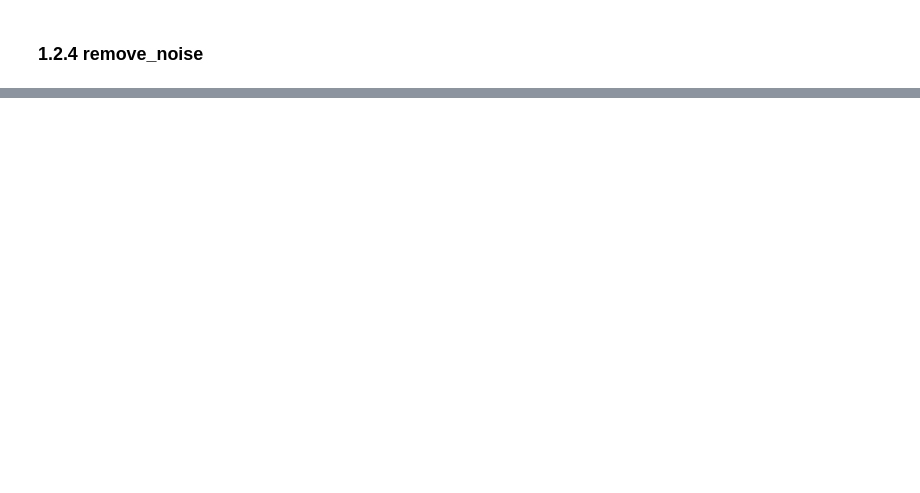
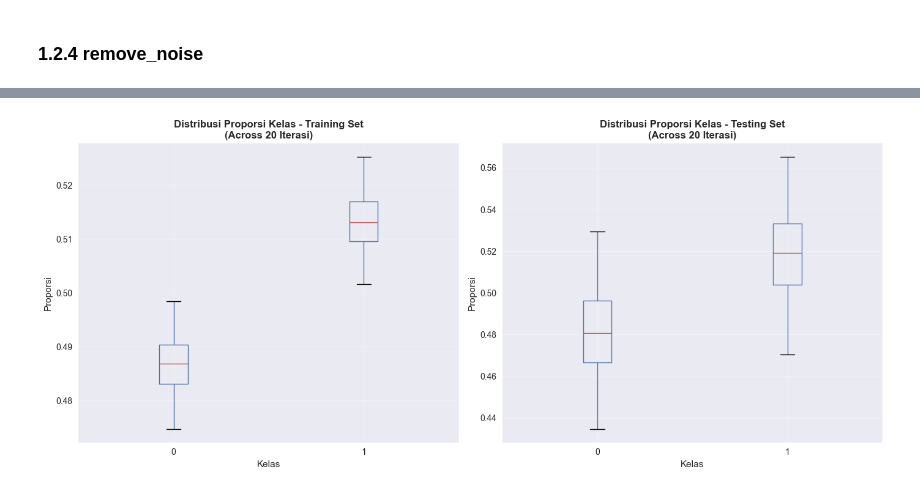
Before and after one commit to 027SukmaMulyani/TA, a Jupyter notebook: olah/clean.ipynb, the cells around one changed output, grey strips where cells are left out. Saved outputs shown, nothing was run; the diff lists cells and outputs as text; code cells hidden in the pictures; blank space fills up the shorter version.

```diff
--- a/olah/clean.ipynb
+++ b/olah/clean.ipynb
@@ -21,0 +47,6 @@ from typing import Union, Tuple, List, Dict, Any
+# %%
+# Setup untuk tampilan yang lebih baik
+plt.style.use('seaborn-v0_8')
+pd.set_option('display.max_columns', None)
+pd.set_option('display.width', None)
+print("✅ Libraries berhasil di-import")
@@ -315,0 +1349,5 @@ def remove_noise(text):
+# %%
+df = load_csv_data('../data/Youtube-Spam-Dataset.csv',
+                   text_column='CONTENT',
+                   label_column='CLASS',
+                   encoding='utf-8')
@@ -317,0 +1740,69 @@ def remove_noise(text):
+# %%
+print("="*70)
+print("ANALISIS DISTRIBUSI KELAS ACROSS 20 ITERASI")
+print("="*70)
+
+# Parameters
+n_iterations = 20
+k_values = [1, 3, 5, 7, 9, 11, 13, 15, 17, 19]
+
+# Storage untuk proporsi kelas setiap iterasi
+class_proportions = {
+    'train': [],
+    'test': []
+}
+
+# Hitung proporsi untuk setiap iterasi
+for iteration in range(1, n_iterations + 1):
+    # Split data (tanpa stratify sesuai permintaan)
+    X_train, X_test, y_train, y_test = train_test_split(
+        X_tfidf, y, test_size=0.2, random_state=iteration
+    )
+
+    # Hitung proporsi training
+    train_dist = y_train.value_counts(normalize=True).sort_index()
+    test_dist = y_test.value_counts(normalize=True).sort_index()
+
+    class_proportions['train'].append(train_dist)
+    class_proportions['test'].append(test_dist)
+
+# Convert ke DataFrame untuk analisis
+train_props_df = pd.DataFrame(class_proportions['train'])
+test_props_df = pd.DataFrame(class_proportions['test'])
+
+# Hitung statistik
+print(f"📊 STATISTIK PROPORSI KELAS (Mean ± Std):")
+print(f"\nTraining Set:")
+for class_label in train_props_df.columns:
+    mean_prop = train_props_df[class_label].mean()
+    std_prop = train_props_df[class_label].std()
+    print(f"  • Kelas {class_label}: {mean_prop:.3f} ± {std_prop:.3f}")
+
+print(f"\nTesting Set:")
+for class_label in test_props_df.columns:
+    mean_prop = test_props_df[class_label].mean()
+    std_prop = test_props_df[class_label].std()
+    print(f"  • Kelas {class_label}: {mean_prop:.3f} ± {std_prop:.3f}")
+
+# Visualisasi
+fig, axes = plt.subplots(1, 2, figsize=(14, 6))
+
+# Training proportions
+train_props_df.boxplot(ax=axes[0])
+axes[0].set_title('Distribusi Proporsi Kelas - Training Set\n(Across 20 Iterasi)', fontweight='bold')
+axes[0].set_ylabel('Proporsi')
+axes[0].set_xlabel('Kelas')
+axes[0].grid(True, alpha=0.3)
+
+# Testing proportions
+test_props_df.boxplot(ax=axes[1])
+axes[1].set_title('Distribusi Proporsi Kelas - Testing Set\n(Across 20 Iterasi)', fontweight='bold')
+axes[1].set_ylabel('Proporsi')
+axes[1].set_xlabel('Kelas')
+axes[1].grid(True, alpha=0.3)
+
+plt.tight_layout()
+plt.show()
+
+print("\n✅ Analisis distribusi kelas selesai!")
+# %% [output]
@@ -317,0 +1821 @@ def remove_noise(text):
+[figure, added]
```
Also changed, not shown: parts of 107 cells of this notebook.
